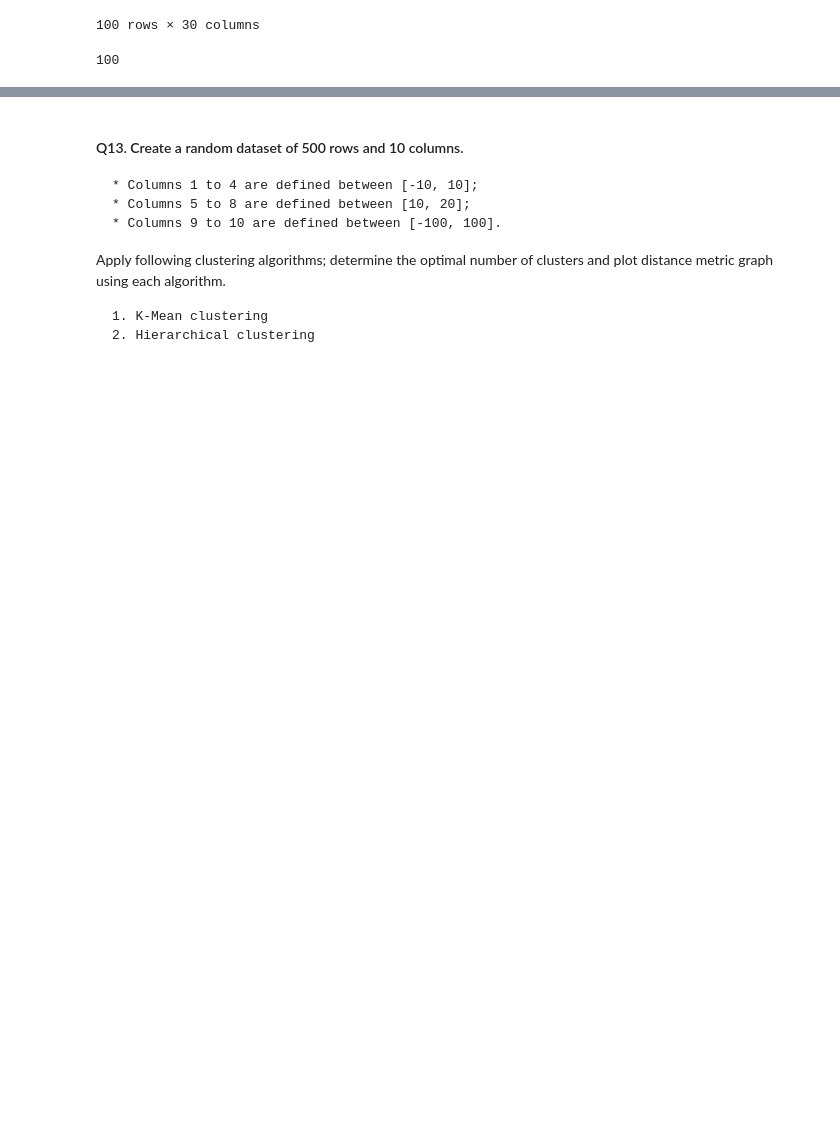
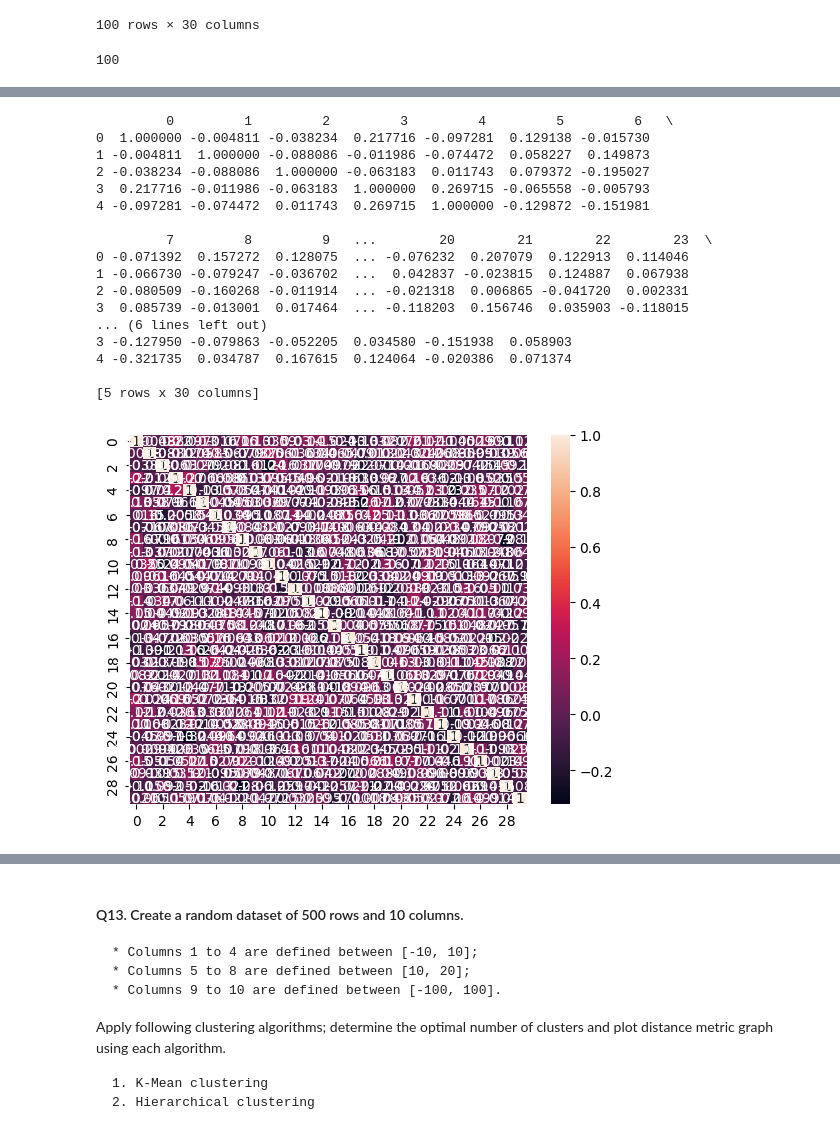
Before and after one commit to rkpassin132/Learn-Python, a Jupyter notebook: Assignment_03_Advance_Python.ipynb, the cells around one changed output, grey strips where cells are left out. Cells and saved outputs as stored; diff of their text form; code cells hidden in the pictures; blank space fills up the shorter version.

```diff
--- a/Assignment_03_Advance_Python.ipynb
+++ b/Assignment_03_Advance_Python.ipynb
@@ -332,4 +332,7 @@ sum(df2.apply(lambda x: sum(x.isnull().values), axis = 1)>0)
 100
 # %%
 # 2. Replace all the NA values with the average of the column value.
-df2
+print(df2.head())
+for i in df2.columns[df2.isnull().any(axis=0)]:     #---Applying Only on variables with NaN values
+    df2[i].fillna(df2[i].mean(),inplace=True)
+df2.head()
@@ -335,0 +362,32 @@ df2
+# %%
+# 3. Find the Pearson correlation among all the columns and plot heat map. Also select those columns having correlation <=0.7.
+import matplotlib.pyplot as mp
+import seaborn as sb
+
+# Pearson correlation among all the columns
+print(df2.corr().head())
+
+# plotting correlation heatmap
+dataplot = sb.heatmap(df2.corr(), annot=True)
+
+# displaying heatmap
+mp.show()
+# %% [output]
+         0         1         2         3         4         5         6   \
+0  1.000000 -0.004811 -0.038234  0.217716 -0.097281  0.129138 -0.015730
+1 -0.004811  1.000000 -0.088086 -0.011986 -0.074472  0.058227  0.149873
+2 -0.038234 -0.088086  1.000000 -0.063183  0.011743  0.079372 -0.195027
+3  0.217716 -0.011986 -0.063183  1.000000  0.269715 -0.065558 -0.005793
+4 -0.097281 -0.074472  0.011743  0.269715  1.000000 -0.129872 -0.151981
+
+         7         8         9   ...        20        21        22        23  \
+0 -0.071392  0.157272  0.128075  ... -0.076232  0.207079  0.122913  0.114046
+1 -0.066730 -0.079247 -0.036702  ...  0.042837 -0.023815  0.124887  0.067938
+2 -0.080509 -0.160268 -0.011914  ... -0.021318  0.006865 -0.041720  0.002331
+3  0.085739 -0.013001  0.017464  ... -0.118203  0.156746  0.035903 -0.118015
+... (6 lines left out)
+3 -0.127950 -0.079863 -0.052205  0.034580 -0.151938  0.058903
+4 -0.321735  0.034787  0.167615  0.124064 -0.020386  0.071374
+
+[5 rows x 30 columns]
+[figure, added]
```
Also changed, not shown: parts of 10 cells of this notebook.
